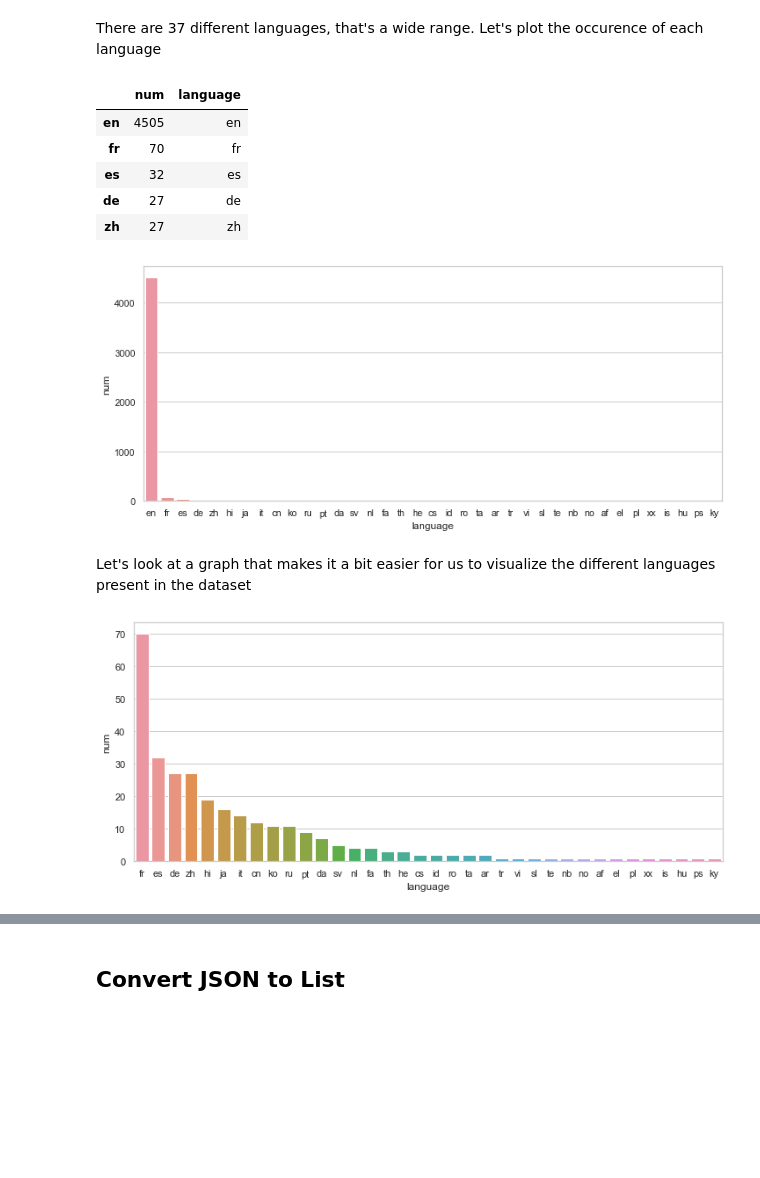
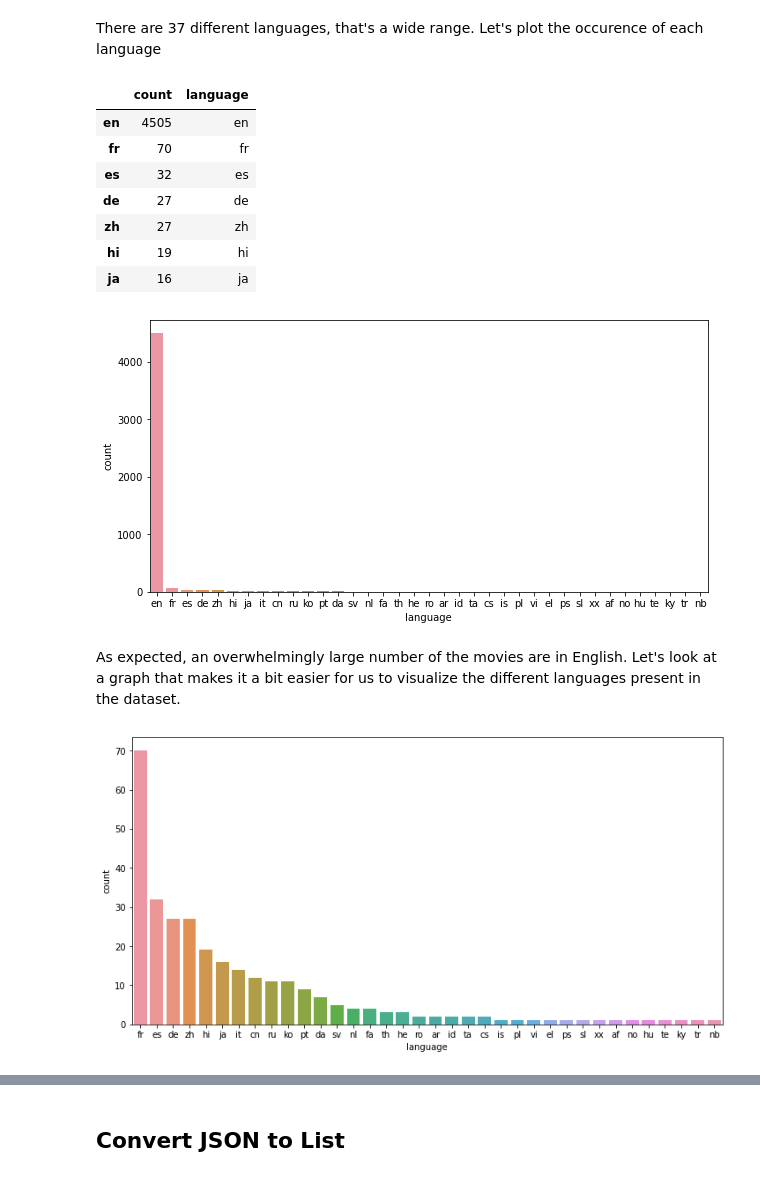
Before and after one commit to jsaurabh/Insight-Data-Science-Interview, a Jupyter notebook: TMDB5000.ipynb, the cells around one changed output, grey strips where cells are left out. Drawn from its saved outputs; the diff is of its cells as text; code cells hidden in the pictures; blank space fills up the shorter version.

```diff
--- a/TMDB5000.ipynb
+++ b/TMDB5000.ipynb
@@ -183,30 +254,30 @@ There are 37 different languages, that's a wide range. Let's plot the occurence
 # %%
 languages = pd.DataFrame(movies['original_language'].value_counts())
 languages['language'] = languages.index
-columns = ['num', 'language']
+columns = ['count', 'language']
 languages.columns = columns
 # %%
-languages.head()
+languages.head(7)
 # %% [output]
-|  | num | language |
+|  | count | language |
 | en | 4505 | en |
 | fr | 70 | fr |
 | es | 32 | es |
 | de | 27 | de |
 | zh | 27 | zh |
+| hi | 19 | hi |
+| ja | 16 | ja |
 # %%
-sns.set(style="whitegrid")
-plt.figure(figsize=(12,5))
-sns.barplot(x = 'language', y = 'num', data = languages)
+plt.figure(figsize=(10,5))
+sns.barplot(x = 'language', y = 'count', data = languages)
 plt.show()
 # %% [output]
-[figure, old version]
+[figure, new version]
 # %% [markdown]
-Let's look at a graph that makes it a bit easier for us to visualize the different languages present in the dataset
+As expected, an overwhelmingly large number of the movies are in English. Let's look at a graph that makes it a bit easier for us to visualize the different languages present in the dataset.
 # %%
-sns.set(style="whitegrid")
-plt.figure(figsize=(12,5))
-sns.barplot(x = 'language', y = 'num', data = languages.iloc[1:])
+plt.figure(figsize=(12,6))
+sns.barplot(x = 'language', y = 'count', data = languages.iloc[1:])
 plt.show()
 # %% [output]
-[figure, old version]
+[figure, new version]
```
Also changed, not shown: parts of 106 cells of this notebook, 2 other files.
